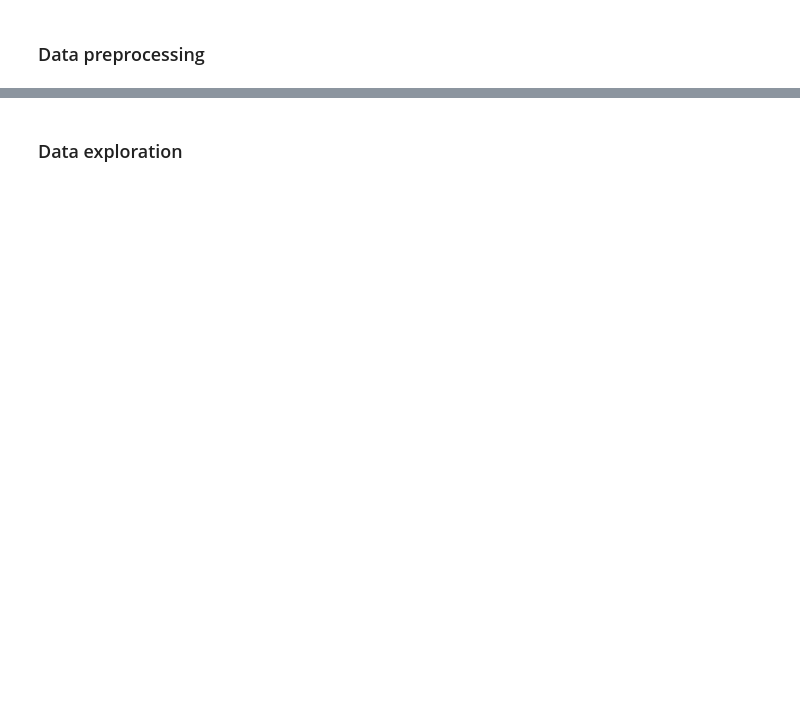
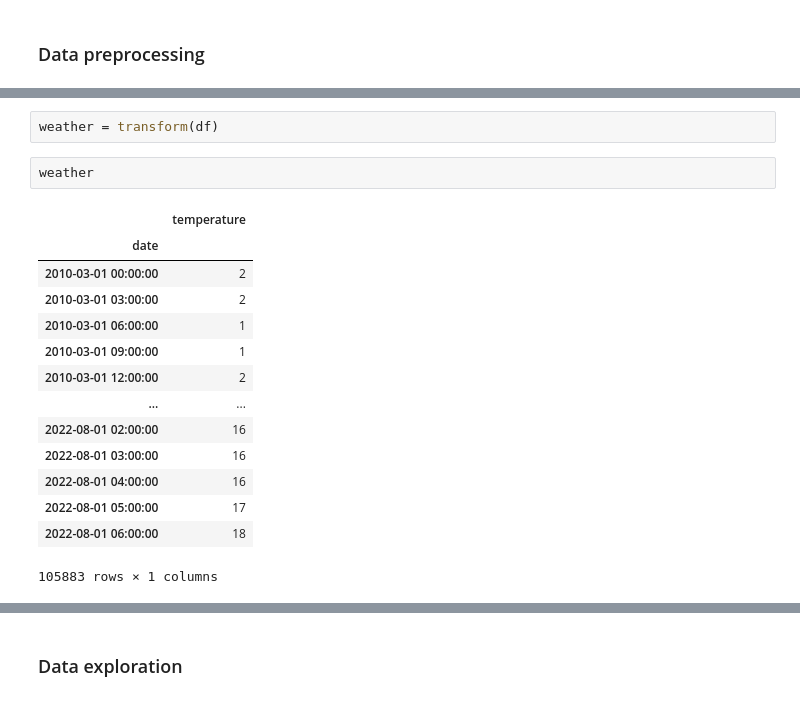
Before and after one commit to Peshkatar/prophet-weather-forecast, a Jupyter notebook: model.ipynb, the cells around one changed output, grey strips where cells are left out. Cells and saved outputs as stored; diff of their text form; blank space fills up the shorter version.

```diff
--- a/model.ipynb
+++ b/model.ipynb
@@ -31,0 +34,19 @@ df.plot(use_index=True, rot=90);
+# %%
+weather = transform(df)
+# %%
+weather
+# %% [output]
+|  | temperature |
+| date |  |
+| 2010-03-01 00:00:00 | 2 |
+| 2010-03-01 03:00:00 | 2 |
+| 2010-03-01 06:00:00 | 1 |
+| 2010-03-01 09:00:00 | 1 |
+| 2010-03-01 12:00:00 | 2 |
+| ... | ... |
+| 2022-08-01 02:00:00 | 16 |
+| 2022-08-01 03:00:00 | 16 |
+| 2022-08-01 04:00:00 | 16 |
+| 2022-08-01 05:00:00 | 17 |
+| 2022-08-01 06:00:00 | 18 |
+105883 rows × 1 columns
```
Also changed, not shown: parts of 21 cells of this notebook.
